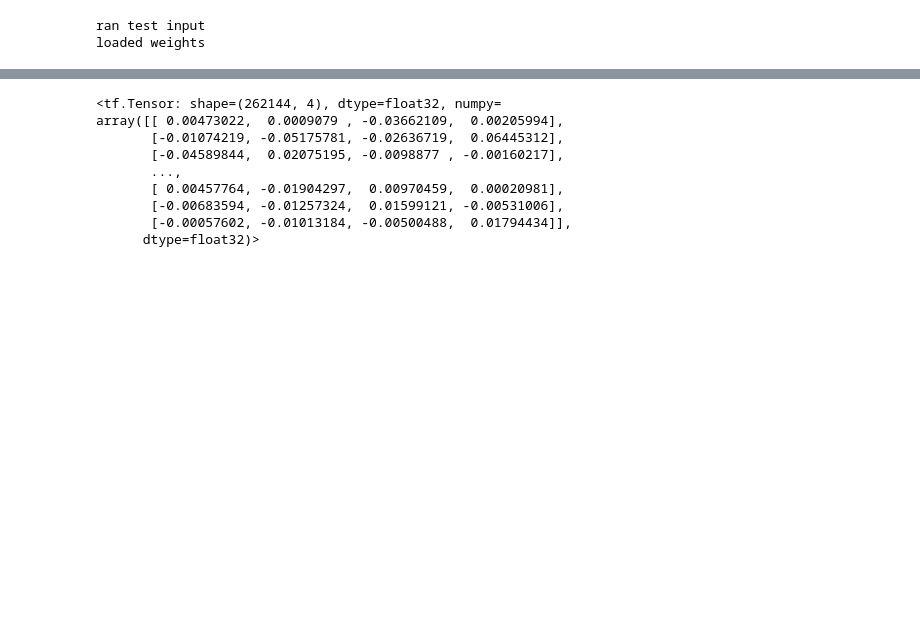
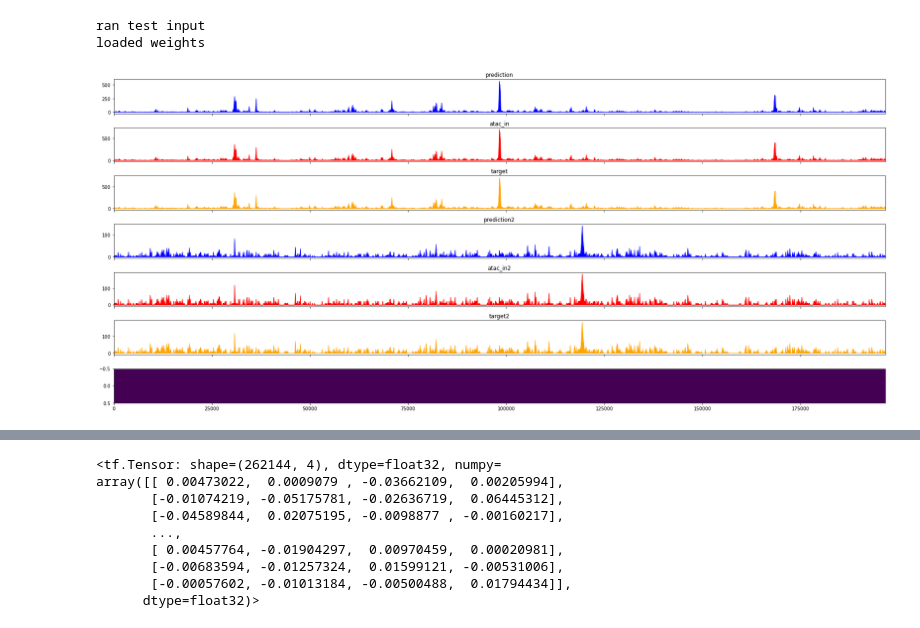
Before and after one commit to abuchin/genformer, a Jupyter notebook: visualization/plot_tracks_masked.ipynb, the cells around one changed output, grey strips where cells are left out. Cells and saved outputs as stored; diff of their text form; code cells hidden in the pictures; blank space fills up the shorter version.

```diff
--- a/visualization/plot_tracks_masked.ipynb
+++ b/visualization/plot_tracks_masked.ipynb
@@ -272,3 +272,90 @@ def deserialize_val(serialized_example,
                                       [output_length-crop_size*2,1]),
             'target': tf.ensure_shape(atac_out,
                                       [output_length-crop_size*2,1])}
+# %%
+atac_mask = np.ones((2048,1))
+for k in tf.range(1018,1026):
+    atac_mask[k,0] = 1.0
+#for k in tf.range(1582,1598):
+#    atac_mask[k,0] = 0.0
+
+atac_mask = tf.constant(atac_mask,dtype=tf.float32)
+
+atac_mask = tf.reshape(tf.tile(atac_mask, [1,32]),[-1])
+atac_mask = tf.expand_dims(atac_mask,axis=1)
+
+filenames = ["gs://picard-testing-176520/genformer_atac_pretrain/262k/genformer_atac_pretrain_globalacc_conv_rpgc_holdout_SINGLE/HG_HEK293.chr14-36835054-36835597.SLC25A21_ENHANCER.tfr",
+             "gs://picard-testing-176520/genformer_atac_pretrain/262k/genformer_atac_pretrain_globalacc_conv_rpgc_holdout_SINGLE/t47d.chr14-36835054-36835597.SLC25A21_ENHANCER.tfr"]
+            # "gs://picard-testing-176520/genformer_atac_pretrain/262k/genformer_atac_pretrain_globalacc_conv_rpgc_holdout_SINGLE/t47d.chr14-61163546-61456766.PRKCH_ENHANCER.tfr"]
+
+
+seqs_out = []
+seq_grads_out = []
+atacs_out = []
+predictions_out = []
+targets_out = []
+full_grads_out = []
+att_matrices_out = []
+for file in filenames:
+    g = tf.random.Generator.from_seed(datetime.now().timestamp())
+    dataset = tf.data.TFRecordDataset(file,
+                                      compression_type='ZLIB',
+                                      num_parallel_reads=4)
+    dataset = dataset.map(lambda record: deserialize_val(record,
+                                                         262144,
+                                                         10,
+                                                             65536,
+                                                         2048,
+                                                         256,
+                                                         128,
+                                                         atac_mask,
+                                                            True,g),
+                          deterministic=False,
+                          num_parallel_calls=4)
+    dataset=dataset.batch(1)
+    iter_test = iter(dataset)
+    test = next(iter_test)
+    inputs = test['sequence'], \
+                test['atac']#, \
+                    #test['global_acc']
+
+    mask = np.zeros((1,1536,1))
+    for k in range(1536):
+        if k in range(764,772):
+            mask[0,k,0]=1
+
+    seq_grads, atac_grads,full_grads, prediction,att_matrices,embedding = contribution_input_grad(model,inputs, mask)
+
+    atacs_out.append(test['atac'])
+    predictions_out.append(prediction)
+    targets_out.append(test['target'])
+    seq_grads_out.append(seq_grads)
+    full_grads_out.append(full_grads)
+    att_matrices_out.append(att_matrices)
+
+def plot_tracks(tracks, peaks, start, end, height=1.5):
+    fig, axes = plt.subplots(len(tracks)+1, 1, figsize=(24, height * (len(tracks)+1)), sharex=True)
+    for ax, (title, y) in zip(axes, tracks.items()):
+        ax.fill_between(np.linspace(start, end, num=len(y[0])), y[0],color=y[1])
+        ax.set_title(title)
+    axes[-1].imshow(peaks, aspect = "auto", cmap="viridis")
+    plt.tight_layout()
+
+#for idx, atacs in enumerate(atacs_out):
+
+tracks={'prediction': (predictions_out[0][0,:,0],'blue'),
+        'atac_in': (tf.reduce_sum(tf.reshape((tf.math.exp(atacs_out[0][0,:,0])-1.0), [2048,32]),axis=1)[256:-256],'red'),
+        'target': (targets_out[0][0,:,0],'orange'),
+        #'prediction1': (predictions_out[1][0,:,0],'blue'),
+        #'atac_in1': (tf.reduce_sum(tf.reshape(atacs_out[1][0,:,0], [2048,32]),axis=1)[256:-256],'red'),
+        #'target1': (targets_out[1][0,:,0],'orange'),
+        'prediction2': (predictions_out[1][0,:,0],'blue'),
+        'atac_in2': (tf.reduce_sum(tf.reshape((tf.math.exp(atacs_out[1][0,:,0])-1.0), [2048,32]),axis=1)[256:-256],'red'),
+        'target2': (targets_out[1][0,:,0],'orange')}
+
+
+atac_mask_expanded = (1.0 - tf.transpose(tf.slice(tf.expand_dims(tf.reshape(tf.tile(atac_mask,[1,4]),[-1]),axis=1),
+         [32768,0],[196608,-1])))
+plot_tracks(tracks, atac_mask_expanded,0,196608)
+# %% [output]
+[figure, added]
```
Also changed, not shown: parts of 11 cells of this notebook, 10 other files.
